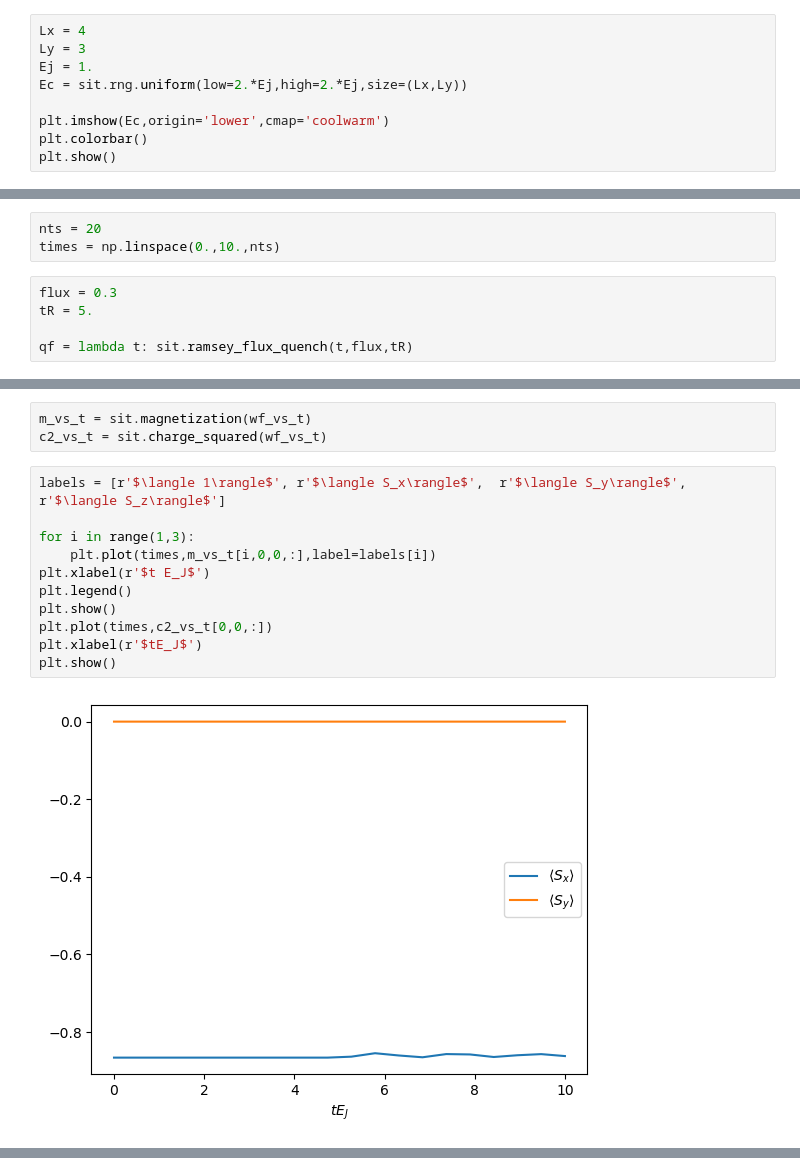
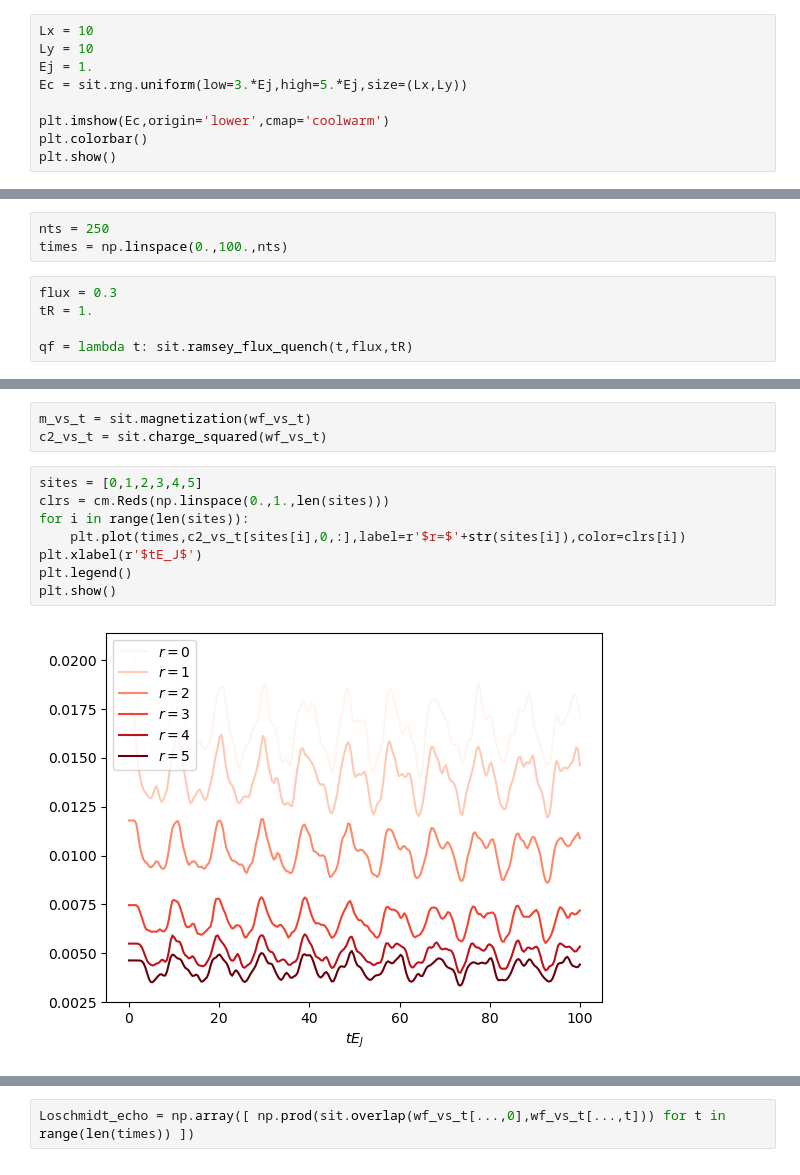
Before and after one commit to j-curtis/QMC_XY_rotor, a Jupyter notebook: testing.ipynb, the cells around one changed output, grey strips where cells are left out. Saved outputs shown, nothing was run; the diff lists cells and outputs as text.

```diff
--- a/testing.ipynb
+++ b/testing.ipynb
@@ -7,10 +7,10 @@ from matplotlib import pyplot as plt
 from matplotlib import cm
 from matplotlib import colors as mclr
 # %%
-Lx = 4
-Ly = 3
+Lx = 10
+Ly = 10
 Ej = 1.
-Ec = sit.rng.uniform(low=2.*Ej,high=2.*Ej,size=(Lx,Ly))
+Ec = sit.rng.uniform(low=3.*Ej,high=5.*Ej,size=(Lx,Ly))
 
 plt.imshow(Ec,origin='lower',cmap='coolwarm')
 plt.colorbar()
@@ -20,9 +20,9 @@ plt.show()
 # %%
-nts = 20
-times = np.linspace(0.,10.,nts)
+nts = 250
+times = np.linspace(0.,100.,nts)
 # %%
 flux = 0.3
-tR = 5.
+tR = 1.
 
 qf = lambda t: sit.ramsey_flux_quench(t,flux,tR)
 # %%
@@ -31,15 +31,12 @@ wf_vs_t = sit.solve_eom_quench(Lx,Ly,Ec,Ej,times,qf)
 m_vs_t = sit.magnetization(wf_vs_t)
 c2_vs_t = sit.charge_squared(wf_vs_t)
 # %%
-labels = [r'$\langle 1\rangle$', r'$\langle S_x\rangle$',  r'$\langle S_y\rangle$', r'$\langle S_z\rangle$']
-
-for i in range(1,3):
-    plt.plot(times,m_vs_t[i,0,0,:],label=labels[i])
-plt.xlabel(r'$t E_J$')
+sites = [0,1,2,3,4,5]
+clrs = cm.Reds(np.linspace(0.,1.,len(sites)))
+for i in range(len(sites)):
+    plt.plot(times,c2_vs_t[sites[i],0,:],label=r'$r=$'+str(sites[i]),color=clrs[i])
+plt.xlabel(r'$tE_J$')
 plt.legend()
 plt.show()
-plt.plot(times,c2_vs_t[0,0,:])
-plt.xlabel(r'$tE_J$')
-plt.show()
 # %% [output]
-[figure, old version]
+[figure, new version]
@@ -46,0 +43,2 @@ plt.show()
+# %%
+Loschmidt_echo = np.array([ np.prod(sit.overlap(wf_vs_t[...,0],wf_vs_t[...,t])) for t in range(len(times)) ])
```
Also changed, not shown: parts of 4 cells of this notebook, 1 other file.
